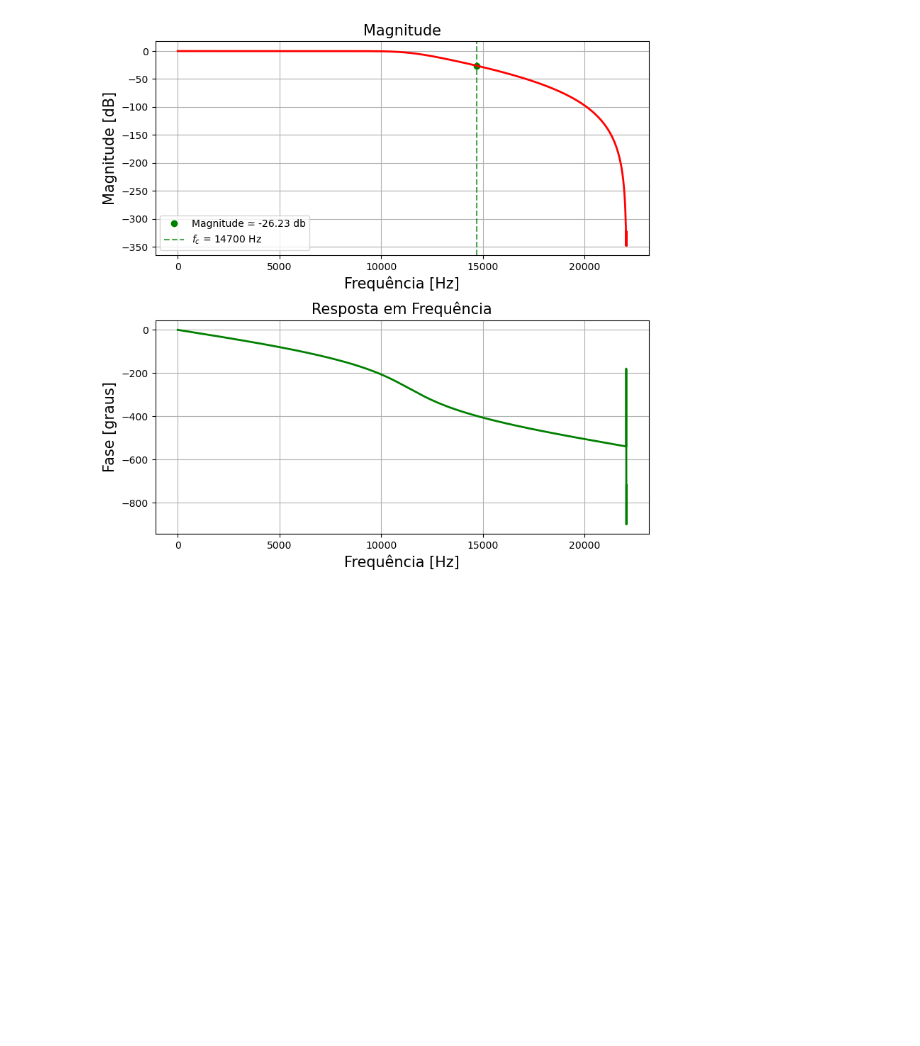
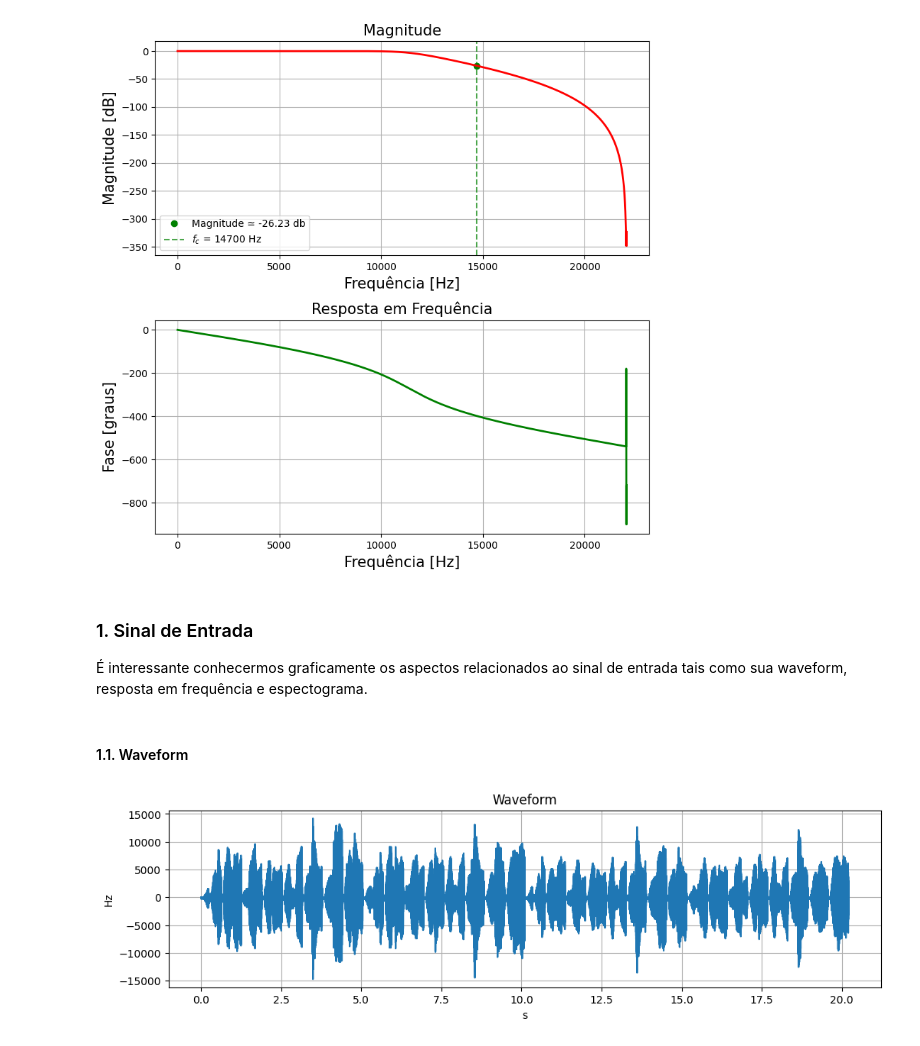
Before and after one commit to gabrielsandrade/ENGC26-20231, a Jupyter notebook: problema_2.ipynb, the cells around one changed output. Saved outputs shown, nothing was run; the diff lists cells and outputs as text; code cells hidden in the pictures; blank space fills up the shorter version.

```diff
--- a/problema_2.ipynb
+++ b/problema_2.ipynb
@@ -153,3 +153,32 @@ plt.show()
 # %% [output]
 Amplitude na frequência de corte: -26.234189751596514 dB
 [figure]
+# %% [markdown]
+### 1. Sinal de Entrada
+
+É interessante conhecermos graficamente os aspectos relacionados ao sinal de entrada tais como sua waveform, resposta em frequência e espectograma.
+# %% [markdown]
+#### 1.1. Waveform
+# %%
+# Faz a leitura do arquivo de áudio e coleta a taxa de amostragem e os dados
+(sample_rate, samples) = read('flute.wav')
+
+# Tamanho do sinal
+signal_length = len(samples)
+
+# Período de amostragem do sinal entre 0 e signal_length
+period = np.linspace(0, signal_length / sample_rate, signal_length)
+
+# Plota o gráfico do sinal de entrada
+plt.figure(figsize=(12, 3))
+plt.plot(period, samples)
+plt.title('Waveform')
+plt.xlabel('s')
+plt.ylabel('Hz')
+plt.grid(True)
+plt.show()
+
+# Exibe o player de audio
+Audio('flute.wav')
+# %% [output]
+[figure, added]
```
Also changed, not shown: parts of 31 cells of this notebook, 1 other file.
